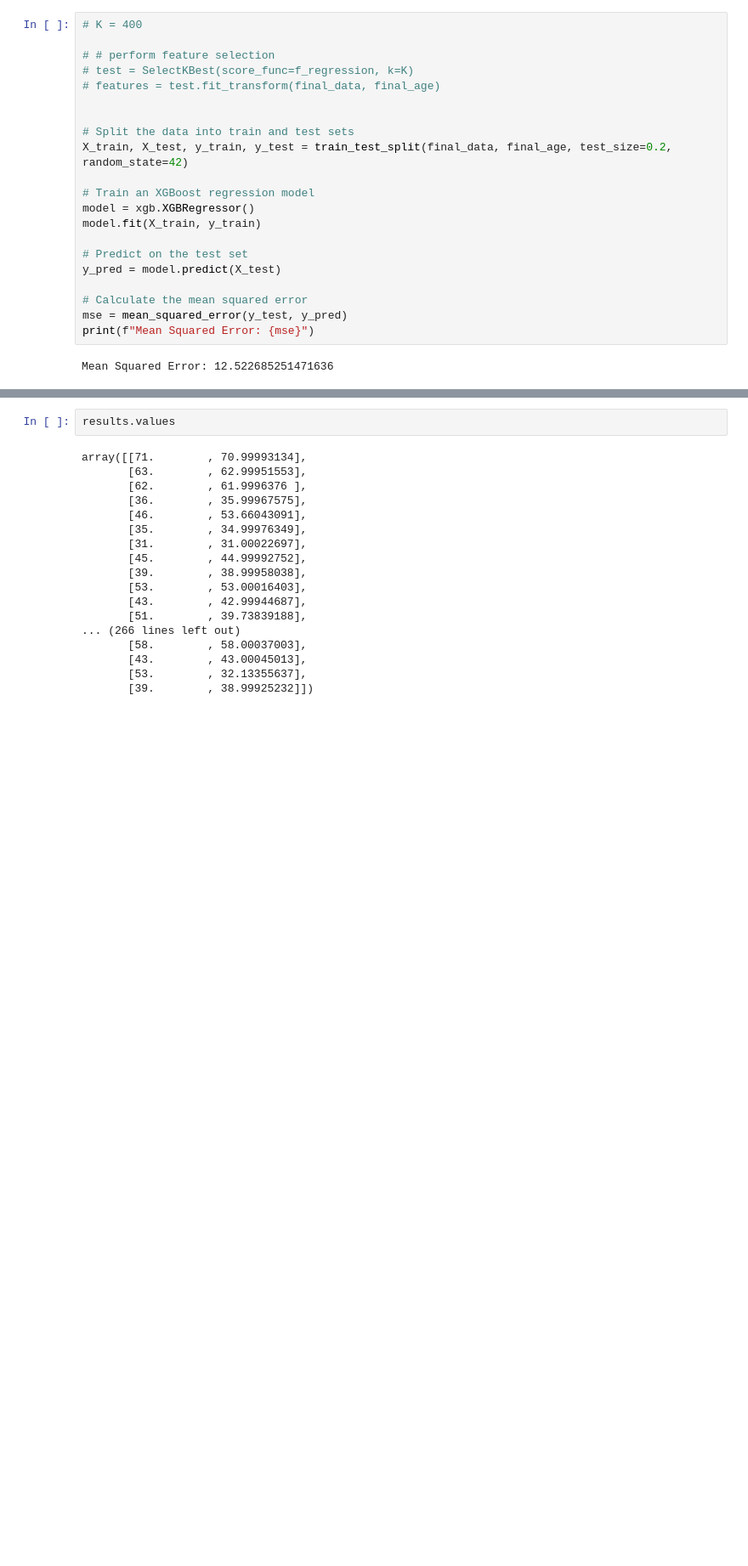
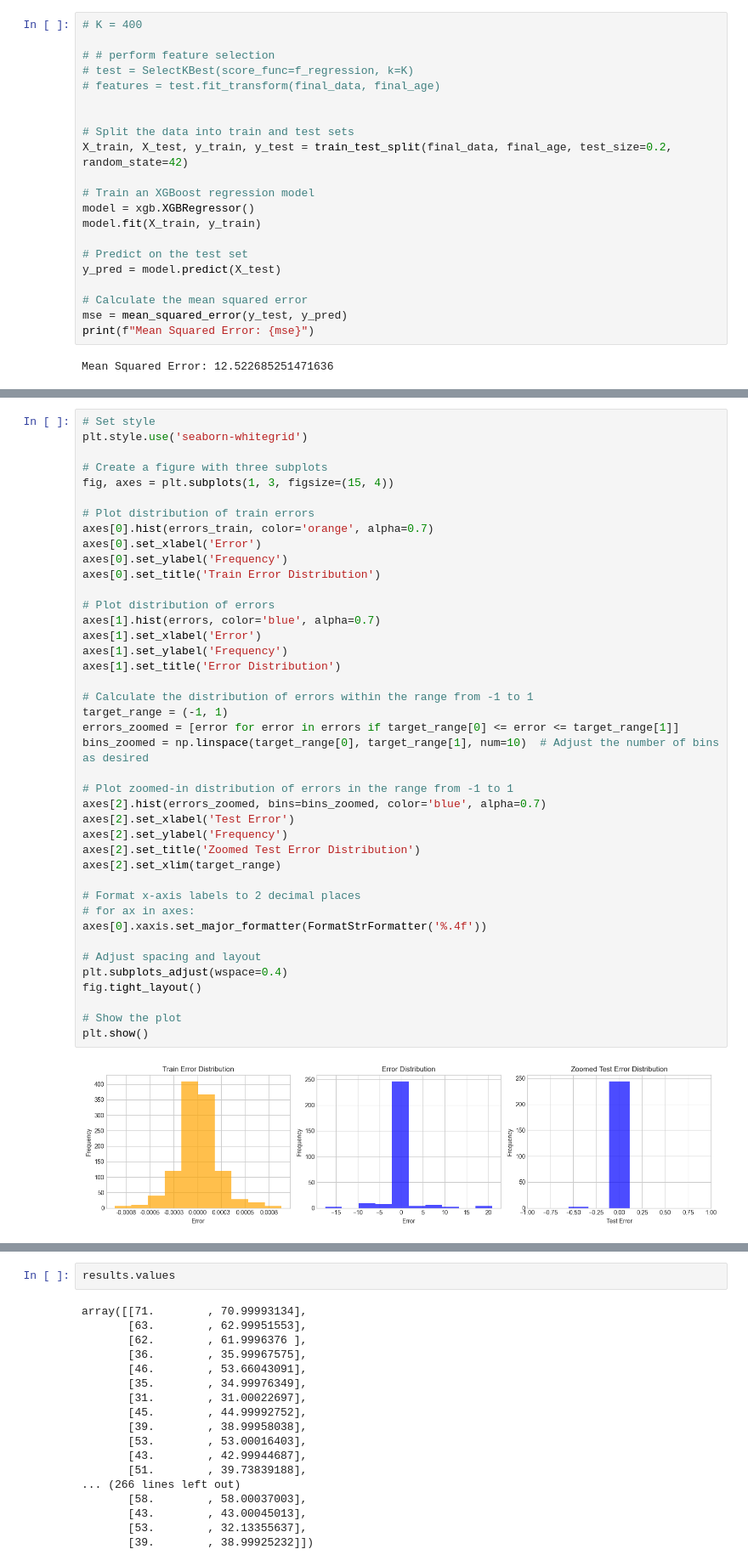
Before and after one commit to igorperic17/gene-expression-age-prediction, a Jupyter notebook: xgboost_age.ipynb, the cells around one changed output, grey strips where cells are left out. Shown: that part at 85% size. Cells and saved outputs as stored; diff of their text form; blank space fills up the shorter version.

```diff
--- a/xgboost_age.ipynb
+++ b/xgboost_age.ipynb
@@ -296,3 +319,46 @@ Mean Squared Error: 12.522685251471636
+# %%
+# Set style
+plt.style.use('seaborn-whitegrid')
+
+# Create a figure with three subplots
+fig, axes = plt.subplots(1, 3, figsize=(15, 4))
+
+# Plot distribution of train errors
+axes[0].hist(errors_train, color='orange', alpha=0.7)
+axes[0].set_xlabel('Error')
+axes[0].set_ylabel('Frequency')
+axes[0].set_title('Train Error Distribution')
+
+# Plot distribution of errors
+axes[1].hist(errors, color='blue', alpha=0.7)
+axes[1].set_xlabel('Error')
+axes[1].set_ylabel('Frequency')
+axes[1].set_title('Error Distribution')
+
+# Calculate the distribution of errors within the range from -1 to 1
+target_range = (-1, 1)
+errors_zoomed = [error for error in errors if target_range[0] <= error <= target_range[1]]
+bins_zoomed = np.linspace(target_range[0], target_range[1], num=10)  # Adjust the number of bins as desired
+
+# Plot zoomed-in distribution of errors in the range from -1 to 1
+axes[2].hist(errors_zoomed, bins=bins_zoomed, color='blue', alpha=0.7)
+axes[2].set_xlabel('Test Error')
+axes[2].set_ylabel('Frequency')
+axes[2].set_title('Zoomed Test Error Distribution')
+axes[2].set_xlim(target_range)
+
+# Format x-axis labels to 2 decimal places
+# for ax in axes:
+axes[0].xaxis.set_major_formatter(FormatStrFormatter('%.4f'))
+
+# Adjust spacing and layout
+plt.subplots_adjust(wspace=0.4)
+fig.tight_layout()
+
+# Show the plot
+plt.show()
+# %% [output]
+[figure, added]
 # %%
 import seaborn as sns
 
```
Also changed, not shown: parts of 5 cells of this notebook.
